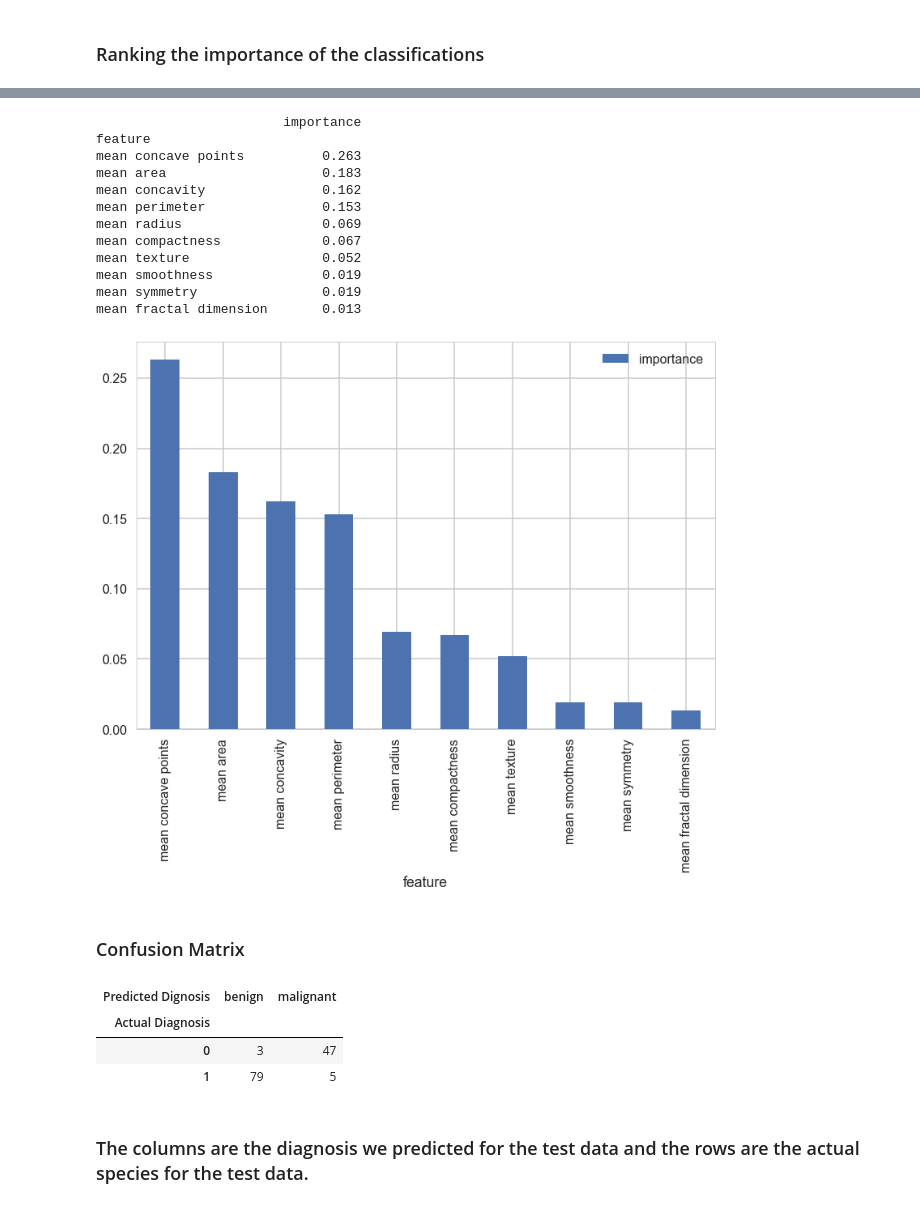
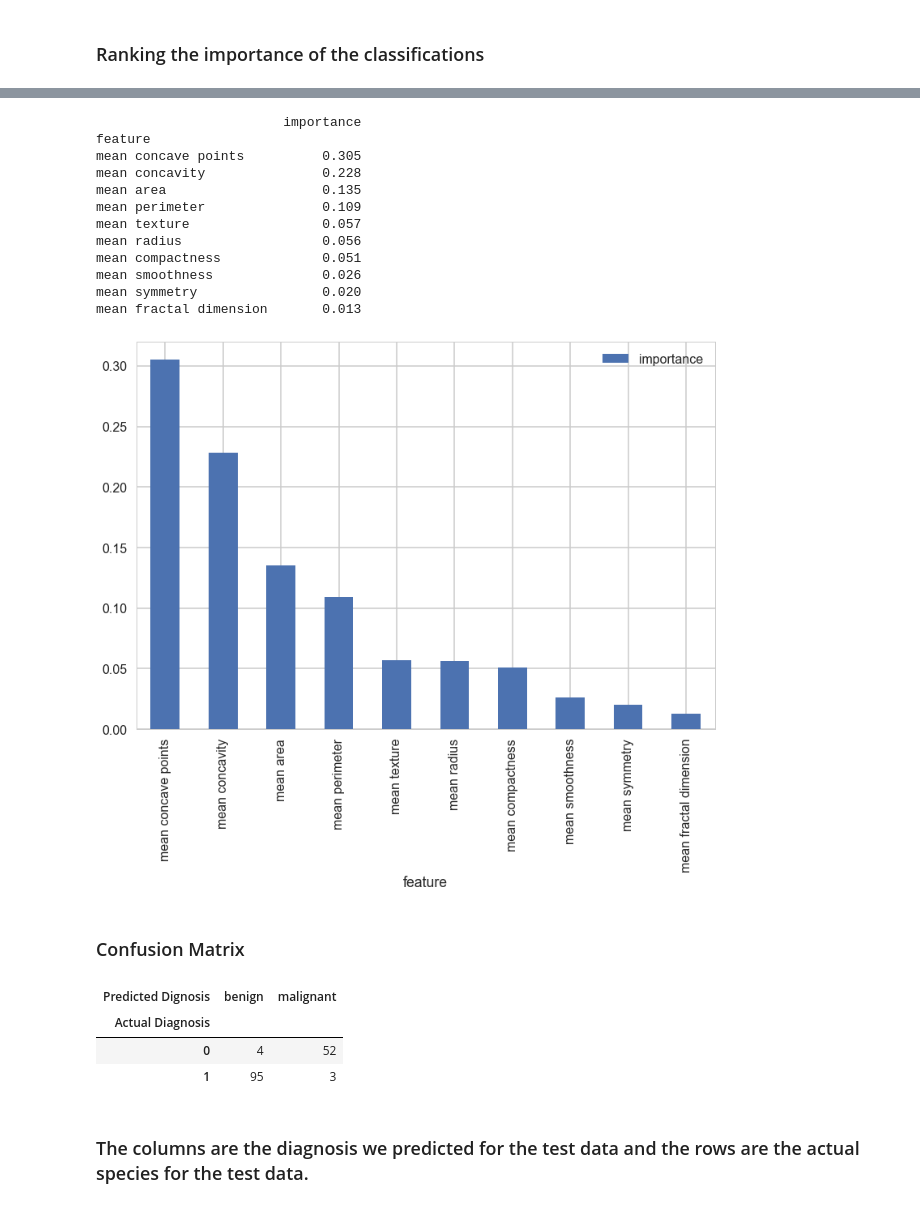
Before and after one commit to jl3392/Capstone-Design, a Jupyter notebook: final_project_code.ipynb, the cells around one changed output, grey strips where cells are left out. Drawn from its saved outputs; the diff is of its cells as text; code cells hidden in the pictures.

```diff
--- a/final_project_code.ipynb
+++ b/final_project_code.ipynb
@@ -363,3 +413,6 @@ print(confusion_matrix(Y_test, predictions))
 ## Random Forest Analysis
 # %% [markdown]
 ###  Ranking the importance of the classifications
+# %%
+df['is_train'] = np.random.uniform(0, 1, len(df)) <= .75
+df.head()
@@ -366,42 +426,44 @@ print(confusion_matrix(Y_test, predictions))
+# %%
+train, test = df[df['is_train']==True], df[df['is_train']==False]
 # %%
-y = pd.factorize(train['target'])[0]
+y = pd.factorize(train['diagnosis'])[0]
 features = df.columns[:10]
 # Create a random forest Classifier. By convention, clf means 'Classifier'
 clf = RandomForestClassifier(n_jobs=2, random_state=0)
 
 # Train the Classifier to take the training features and learn how they relate
 # to the training y (the species)
 clf.fit(train[features], y)
 importances = pd.DataFrame({'feature':features,'importance':np.round(clf.feature_importances_,3)})
 importances = importances.sort_values('importance',ascending=False).set_index('feature')
 
 print (importances)
 importances.plot.bar()
 plt.show()
 # %% [output]
                         importance
 feature
-mean concave points          0.263
-mean area                    0.183
-mean concavity               0.162
-mean perimeter               0.153
-mean radius                  0.069
-mean compactness             0.067
-mean texture                 0.052
-mean smoothness              0.019
-mean symmetry                0.019
+mean concave points          0.305
+mean concavity               0.228
+mean area                    0.135
+mean perimeter               0.109
+mean texture                 0.057
+mean radius                  0.056
+mean compactness             0.051
+mean smoothness              0.026
+mean symmetry                0.020
 mean fractal dimension       0.013
-[figure, old version]
+[figure, new version]
 # %% [markdown]
 ### Confusion Matrix
 # %%
 preds = bunch.target_names[clf.predict(test[features])]
-pd.crosstab(test['target'], preds, rownames=['Actual Diagnosis'], colnames=['Predicted Dignosis'])
+pd.crosstab(test['diagnosis'], preds, rownames=['Actual Diagnosis'], colnames=['Predicted Dignosis'])
 # %% [output]
 | Predicted Dignosis | benign | malignant |
 | Actual Diagnosis |  |  |
-| 0 | 3 | 47 |
-| 1 | 79 | 5 |
+| 0 | 4 | 52 |
+| 1 | 95 | 3 |
 # %% [markdown]
 ### The columns are the diagnosis we predicted for the test data and the rows are the actual species for the test data.
 # %% [markdown]
```
Also changed, not shown: parts of 28 cells of this notebook.
